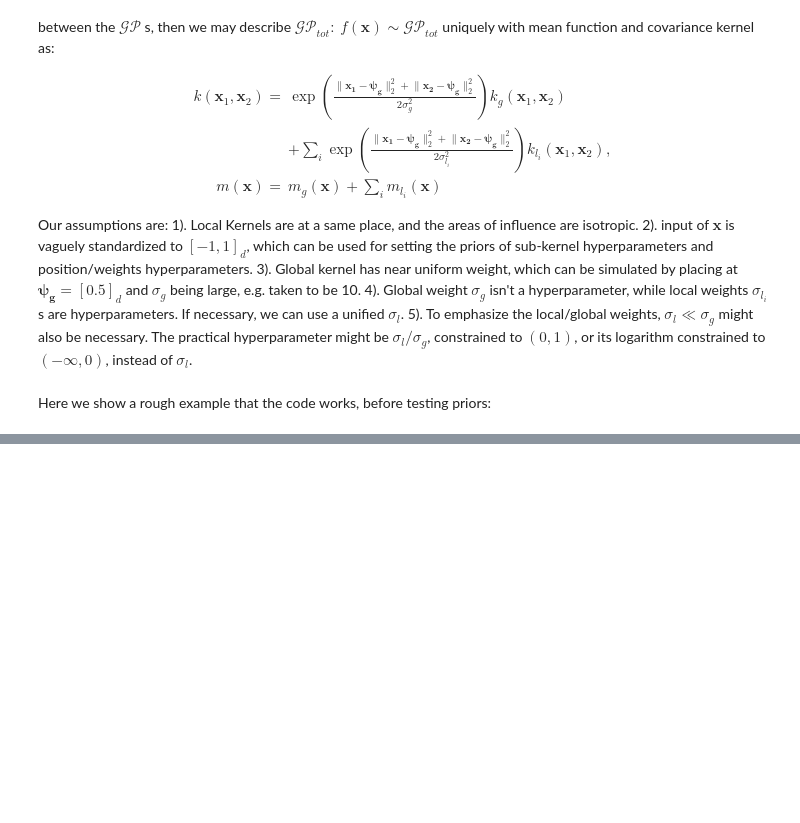
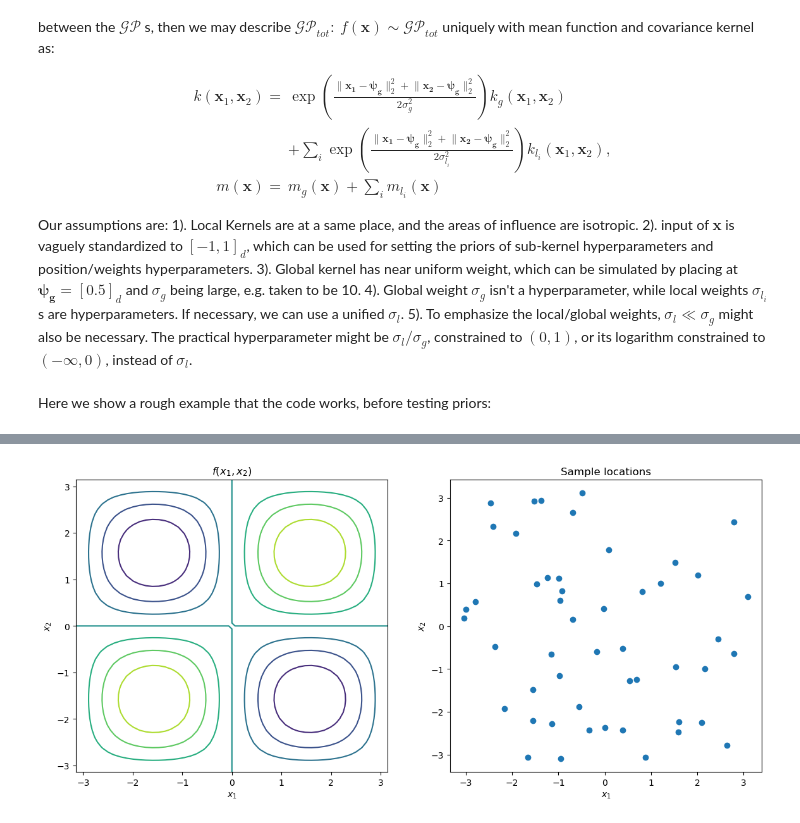
Before and after one commit to huaiyuli/LocalKernelTest, a Jupyter notebook: Adapted_Kernel.ipynb, the cells around one changed output, grey strips where cells are left out. Drawn from its saved outputs; the diff is of its cells as text; code cells hidden in the pictures; blank space fills up the shorter version.

```diff
--- a/Adapted_Kernel.ipynb
+++ b/Adapted_Kernel.ipynb
@@ -318,0 +457,32 @@ Text(0.5, 1.0, 'GPyTorch regression model fit with likelihood, Spartan RBF')
+# %%
+# Lambda function, f, the unknown function we are trying to predict
+f = lambda xi,xj: np.sin(xi) * np.sin(xj)
+
+# Our test grid
+[Xi, Xj] = np.meshgrid(np.linspace(-np.pi, np.pi, 50), np.linspace(-np.pi, np.pi, 50))
+Xnew2 = np.vstack((Xi.ravel(), Xj.ravel())).T
+
+# Number of samples [YOU CAN PLAY AROUND WITH THE NUMBER OF RANDOM SAMPLES TO SEE HOW THE FIT IS AFFECTED]
+num_measurements = 50
+
+# Random sample locations (2-D)
+X2 = np.random.uniform(-np.pi, np.pi, (num_measurements, 2))
+
+# Setup plot enviornment
+plt.figure(figsize=(14, 6))
+
+plt.subplot(121)
+# Show true function
+plt.contour(Xi, Xj, f(Xi,Xj))
+# Annotate plot
+plt.xlabel("$x_1$"), plt.ylabel("$x_2$")
+plt.title("$f(x_1,x_2)$")
+
+plt.subplot(122)
+# Show sample locations
+plt.plot(X2[:,0],X2[:,1],'o')
+# Annotate plot
+plt.xlabel("$x_1$"), plt.ylabel("$x_2$")
+plt.title("Sample locations");
+# %% [output]
+[figure, added]
```
Also changed, not shown: parts of 19 cells of this notebook.
